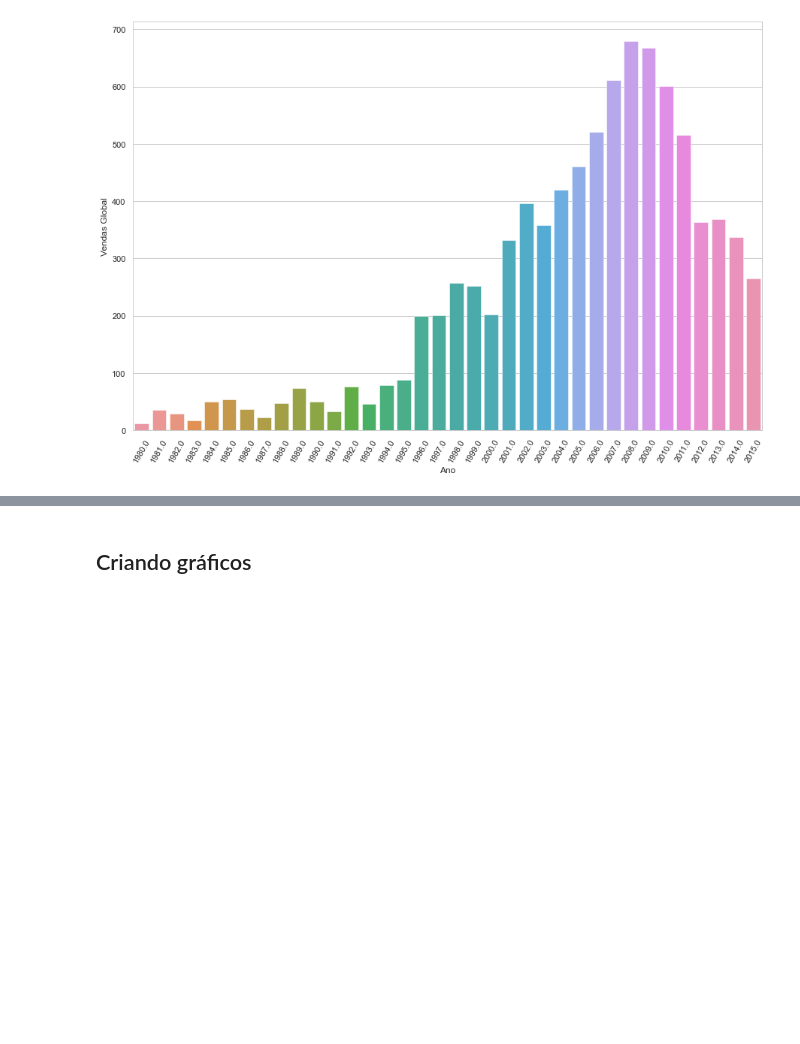
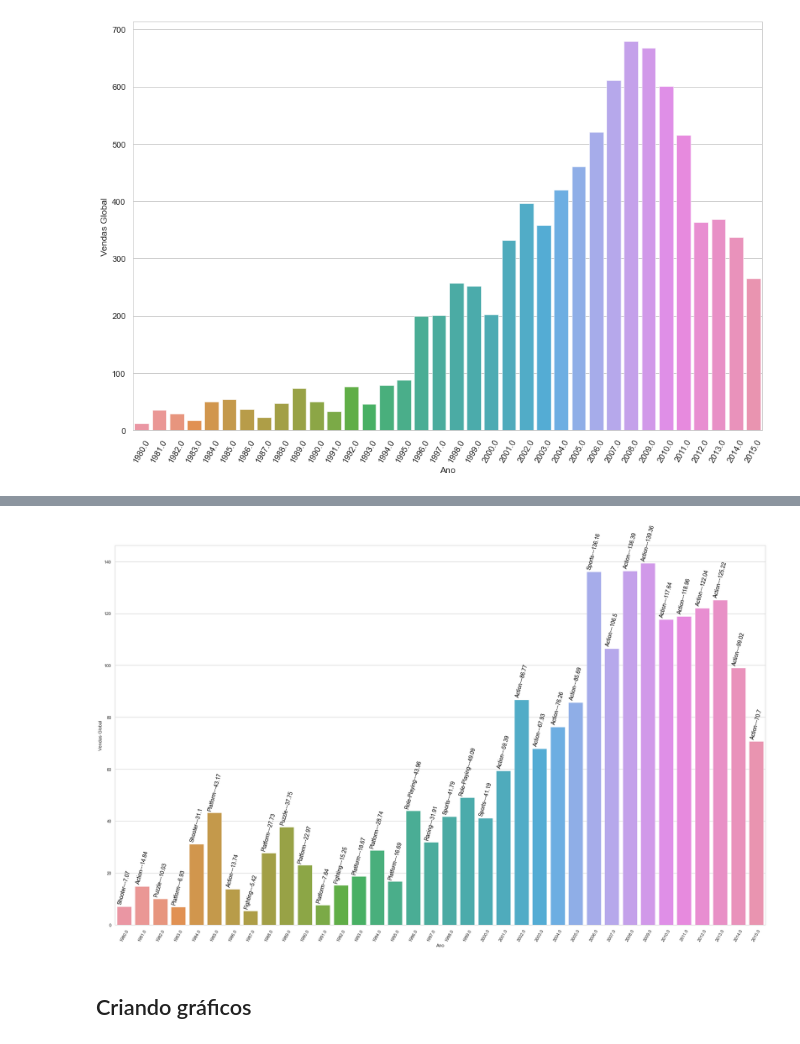
Before and after one commit to elle-rapachi/Vendas-de-Jogos-de-Videogames, a Jupyter notebook: Vendas de Jogos de Videogames.ipynb, the cells around one changed output, grey strips where cells are left out. Drawn from its saved outputs; the diff is of its cells as text; code cells hidden in the pictures; blank space fills up the shorter version.

Commit message:
Qual gênero vendeu mais em um único ano?

```diff
--- a/Vendas de Jogos de Videogames.ipynb
+++ b/Vendas de Jogos de Videogames.ipynb
@@ -290,0 +293,5 @@ Observe que na última década (2003 - 2015), o gênero mais lançado é de aç
+# %%
+ano_vendas_dx = videogames.groupby(by = ['Ano', 'Gênero'])['Vendas Global'].sum().reset_index()
+ano_vendas = ano_vendas_dx.groupby(by = ['Ano'])['Vendas Global'].transform(max) == ano_vendas_dx['Vendas Global']
+ano_vendas_max = ano_vendas_dx[ano_vendas].reset_index(drop = True)
+ano_vendas_max
@@ -291,3 +316,20 @@ Observe que na última década (2003 - 2015), o gênero mais lançado é de aç
+# %%
+genero = ano_vendas_max['Gênero']
+# %%
+plt.figure(figsize = (30,18))
+g = sns.barplot(x ='Ano', y = 'Vendas Global', data = ano_vendas_max)
+
+index = 0
+
+for value in ano_vendas_max['Vendas Global']:
+    g.text(index, value + 1, str(genero[index] + '---' + str(round(value, 2))), color = '#000', size = 14, rotation = 75,
+           ha = 'center')
+    index += 1
+
+plt.xticks(rotation = 60)
+plt.show()
+# %% [output]
+[figure, added]
 # %% [markdown]
 ## Criando gráficos
 # %%
```
Also changed, not shown: parts of 16 cells of this notebook.
